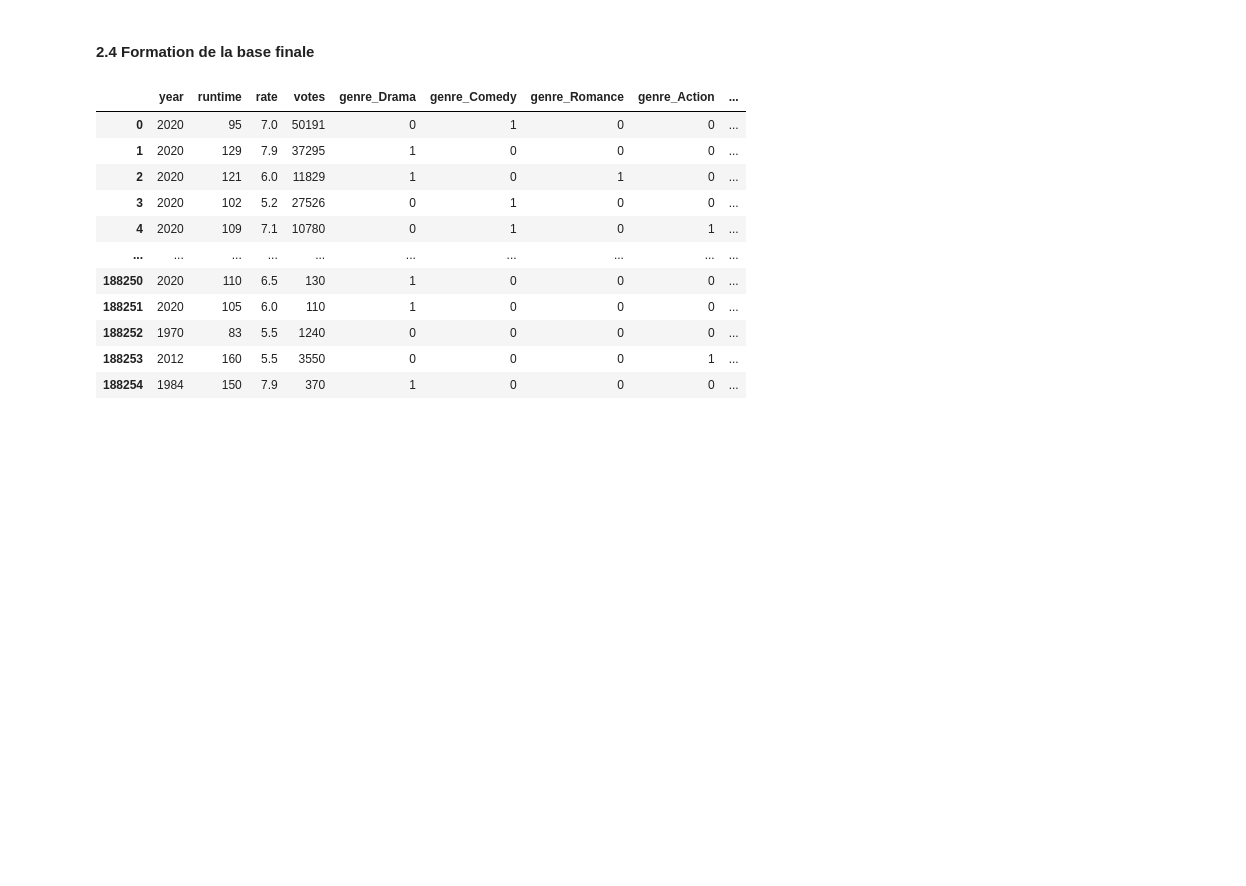
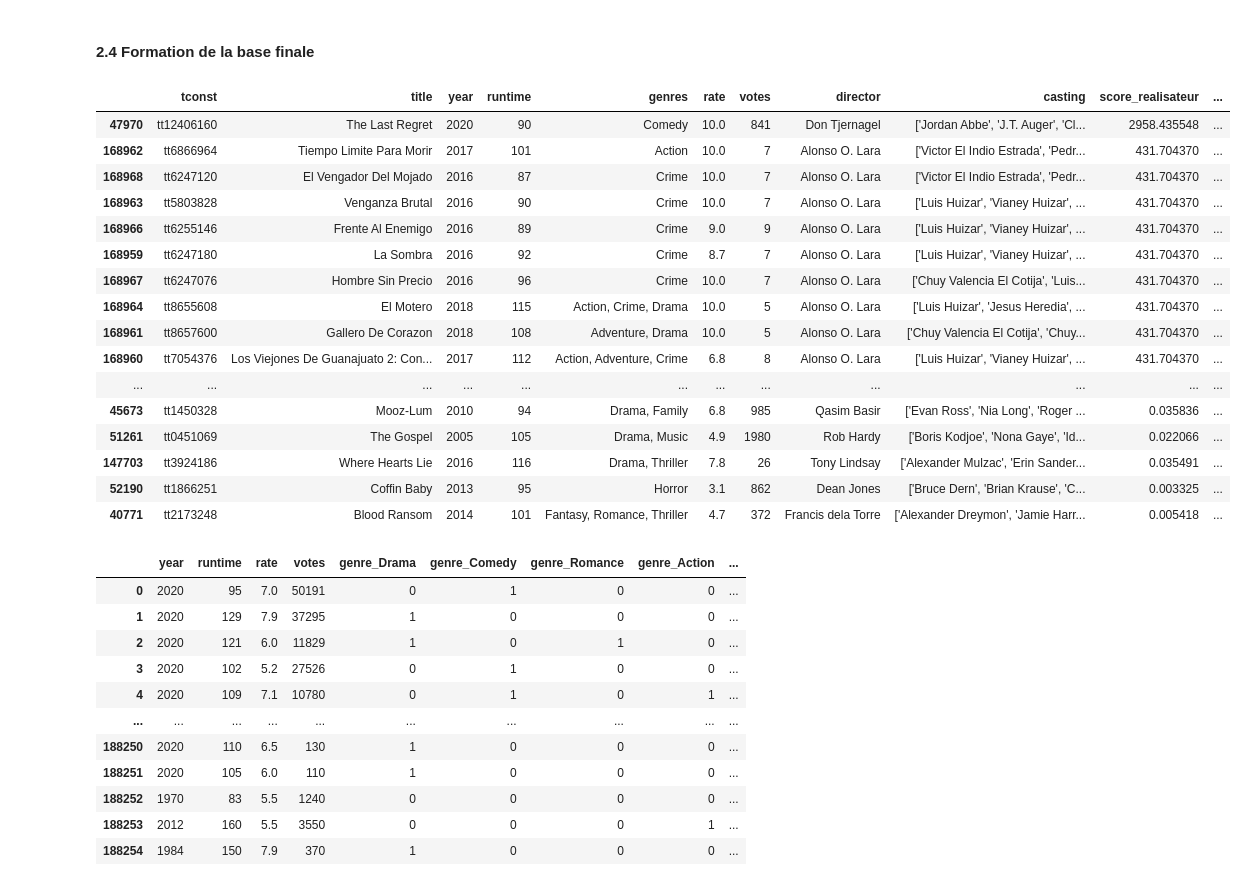
Before and after one commit to henriupton99/IMDB_Scraping, a Jupyter notebook: 3_modelisation.ipynb, the cells around one changed output. Drawn from its saved outputs; the diff is of its cells as text; code cells hidden in the pictures; blank space fills up the shorter version.

Commit message:
sklearn last commit

```diff
--- a/3_modelisation.ipynb
+++ b/3_modelisation.ipynb
@@ -318,6 +339,26 @@ df_scores
 188135 rows × 11 columns
 # %% [markdown]
 #### 2.4 Formation de la base finale
+# %%
+df_scores.sort_values('score_casting', ascending = False).head(50)
+# %% [output]
+|  | tconst | title | year | runtime | genres | rate | votes | director | casting | score_realisateur | ... |
+| 47970 | tt12406160 | The Last Regret | 2020 | 90 | Comedy | 10.0 | 841 | Don Tjernagel | ['Jordan Abbe', 'J.T. Auger', 'Cl... | 2958.435548 | ... |
+| 168962 | tt6866964 | Tiempo Limite Para Morir | 2017 | 101 | Action | 10.0 | 7 | Alonso O. Lara | ['Victor El Indio Estrada', 'Pedr... | 431.704370 | ... |
+| 168968 | tt6247120 | El Vengador Del Mojado | 2016 | 87 | Crime | 10.0 | 7 | Alonso O. Lara | ['Victor El Indio Estrada', 'Pedr... | 431.704370 | ... |
+| 168963 | tt5803828 | Venganza Brutal | 2016 | 90 | Crime | 10.0 | 7 | Alonso O. Lara | ['Luis Huizar', 'Vianey Huizar', ... | 431.704370 | ... |
+| 168966 | tt6255146 | Frente Al Enemigo | 2016 | 89 | Crime | 9.0 | 9 | Alonso O. Lara | ['Luis Huizar', 'Vianey Huizar', ... | 431.704370 | ... |
+| 168959 | tt6247180 | La Sombra | 2016 | 92 | Crime | 8.7 | 7 | Alonso O. Lara | ['Luis Huizar', 'Vianey Huizar', ... | 431.704370 | ... |
+| 168967 | tt6247076 | Hombre Sin Precio | 2016 | 96 | Crime | 10.0 | 7 | Alonso O. Lara | ['Chuy Valencia El Cotija', 'Luis... | 431.704370 | ... |
+| 168964 | tt8655608 | El Motero | 2018 | 115 | Action, Crime, Drama | 10.0 | 5 | Alonso O. Lara | ['Luis Huizar', 'Jesus Heredia', ... | 431.704370 | ... |
+| 168961 | tt8657600 | Gallero De Corazon | 2018 | 108 | Adventure, Drama | 10.0 | 5 | Alonso O. Lara | ['Chuy Valencia El Cotija', 'Chuy... | 431.704370 | ... |
+| 168960 | tt7054376 | Los Viejones De Guanajuato 2: Con... | 2017 | 112 | Action, Adventure, Crime | 6.8 | 8 | Alonso O. Lara | ['Luis Huizar', 'Vianey Huizar', ... | 431.704370 | ... |
+| ... | ... | ... | ... | ... | ... | ... | ... | ... | ... | ... | ... |
+| 45673 | tt1450328 | Mooz-Lum | 2010 | 94 | Drama, Family | 6.8 | 985 | Qasim Basir | ['Evan Ross', 'Nia Long', 'Roger ... | 0.035836 | ... |
+| 51261 | tt0451069 | The Gospel | 2005 | 105 | Drama, Music | 4.9 | 1980 | Rob Hardy | ['Boris Kodjoe', 'Nona Gaye', 'Id... | 0.022066 | ... |
+| 147703 | tt3924186 | Where Hearts Lie | 2016 | 116 | Drama, Thriller | 7.8 | 26 | Tony Lindsay | ['Alexander Mulzac', 'Erin Sander... | 0.035491 | ... |
+| 52190 | tt1866251 | Coffin Baby | 2013 | 95 | Horror | 3.1 | 862 | Dean Jones | ['Bruce Dern', 'Brian Krause', 'C... | 0.003325 | ... |
+| 40771 | tt2173248 | Blood Ransom | 2014 | 101 | Fantasy, Romance, Thriller | 4.7 | 372 | Francis dela Torre | ['Alexander Dreymon', 'Jamie Harr... | 0.005418 | ... |
 # %%
 df_final = preprocessing_data.formation_base_finale(df_one_hot_genres, df_scores)
 df_final
```
Also changed, not shown: parts of 38 cells of this notebook, 2 other files.
